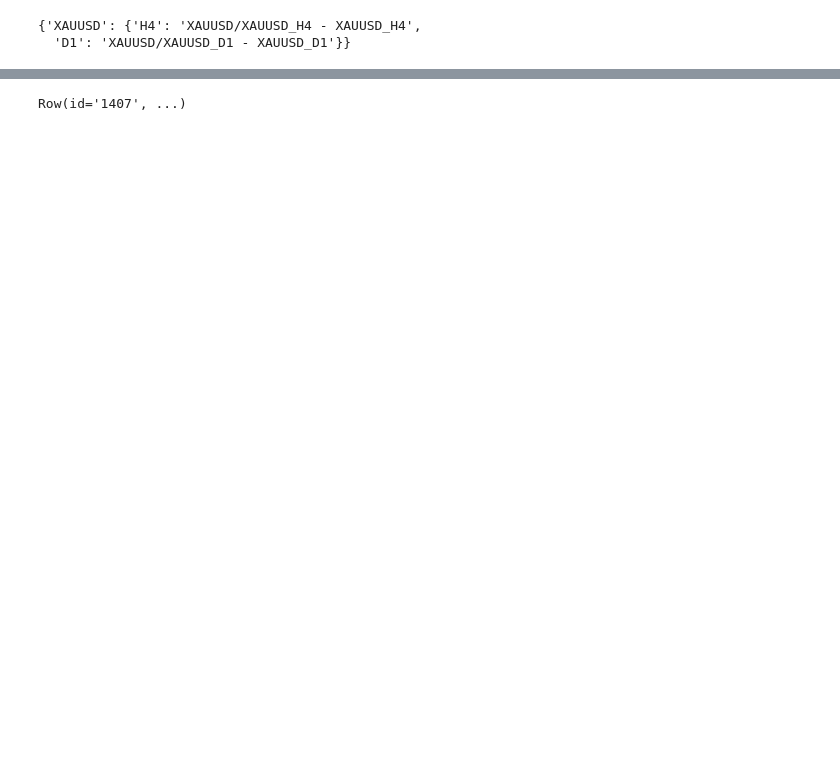
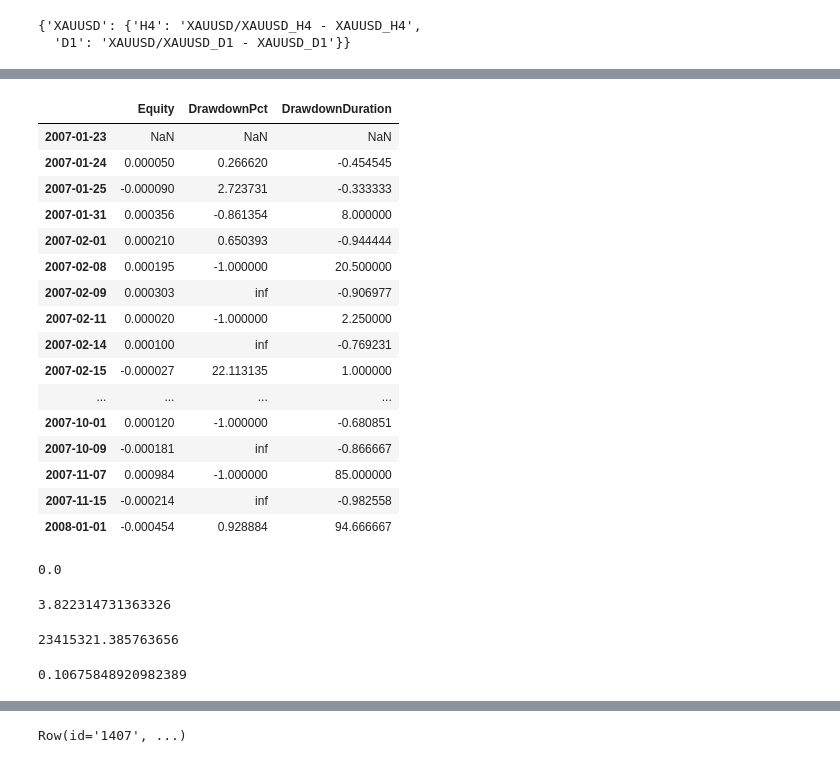
Before and after one commit to Kittipong91/XAUUSD_algorithmic_trading, a Jupyter notebook: backtest/Strategy+8+-+Momentum.ipynb/Strategy 8 - Momentum - Backtesting.ipynb, the cells around one changed output, grey strips where cells are left out. Cells and saved outputs as stored; diff of their text form; code cells hidden in the pictures; blank space fills up the shorter version.

```diff
--- a/backtest/Strategy+8+-+Momentum.ipynb/Strategy 8 - Momentum - Backtesting.ipynb
+++ b/backtest/Strategy+8+-+Momentum.ipynb/Strategy 8 - Momentum - Backtesting.ipynb
@@ -121 +152,23 @@ _trades                        Size  Entry...
 dtype: object
+# %%
+day_returns = start['_equity_curve'].resample('D').last().dropna().pct_change()
+# %%
+day_returns
+# %% [output]
+|  | Equity | DrawdownPct | DrawdownDuration |
+| 2007-01-23 | NaN | NaN | NaN |
+| 2007-01-24 | 0.000050 | 0.266620 | -0.454545 |
+| 2007-01-25 | -0.000090 | 2.723731 | -0.333333 |
+| 2007-01-31 | 0.000356 | -0.861354 | 8.000000 |
+| 2007-02-01 | 0.000210 | 0.650393 | -0.944444 |
+| 2007-02-08 | 0.000195 | -1.000000 | 20.500000 |
+| 2007-02-09 | 0.000303 | inf | -0.906977 |
+| 2007-02-11 | 0.000020 | -1.000000 | 2.250000 |
+| 2007-02-14 | 0.000100 | inf | -0.769231 |
+| 2007-02-15 | -0.000027 | 22.113135 | 1.000000 |
+| ... | ... | ... | ... |
+| 2007-10-01 | 0.000120 | -1.000000 | -0.680851 |
+| 2007-10-09 | -0.000181 | inf | -0.866667 |
+| 2007-11-07 | 0.000984 | -1.000000 | 85.000000 |
+| 2007-11-15 | -0.000214 | inf | -0.982558 |
+| 2008-01-01 | -0.000454 | 0.928884 | 94.666667 |
@@ -121,0 +189,16 @@ dtype: object
+# %%
+annualized_return
+# %% [output]
+0.0
+# %%
+(1+4.758775) ** (328/365) - 1
+# %% [output]
+3.822314731363326
+# %%
+((1+0.04758775) ** 365) -1
+# %% [output]
+23415321.385763656
+# %%
+((20095.1755/20000) ** (365/1624) -1) * 100
+# %% [output]
+0.10675848920982389
```
Also changed, not shown: parts of 21 cells of this notebook.
